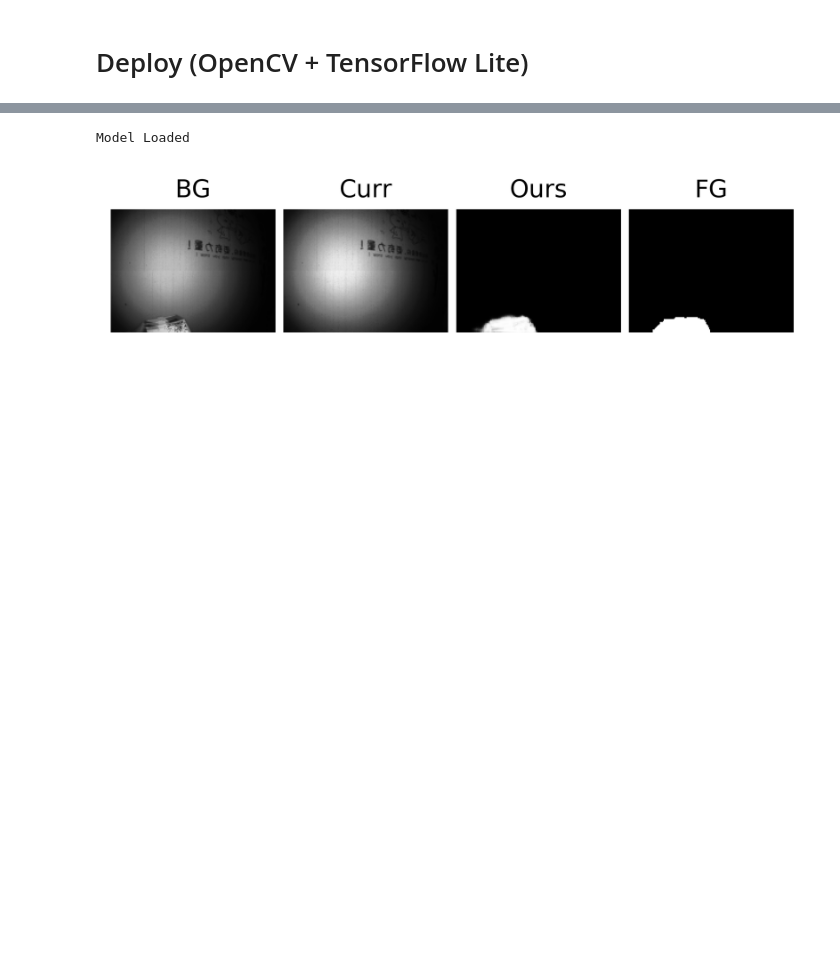
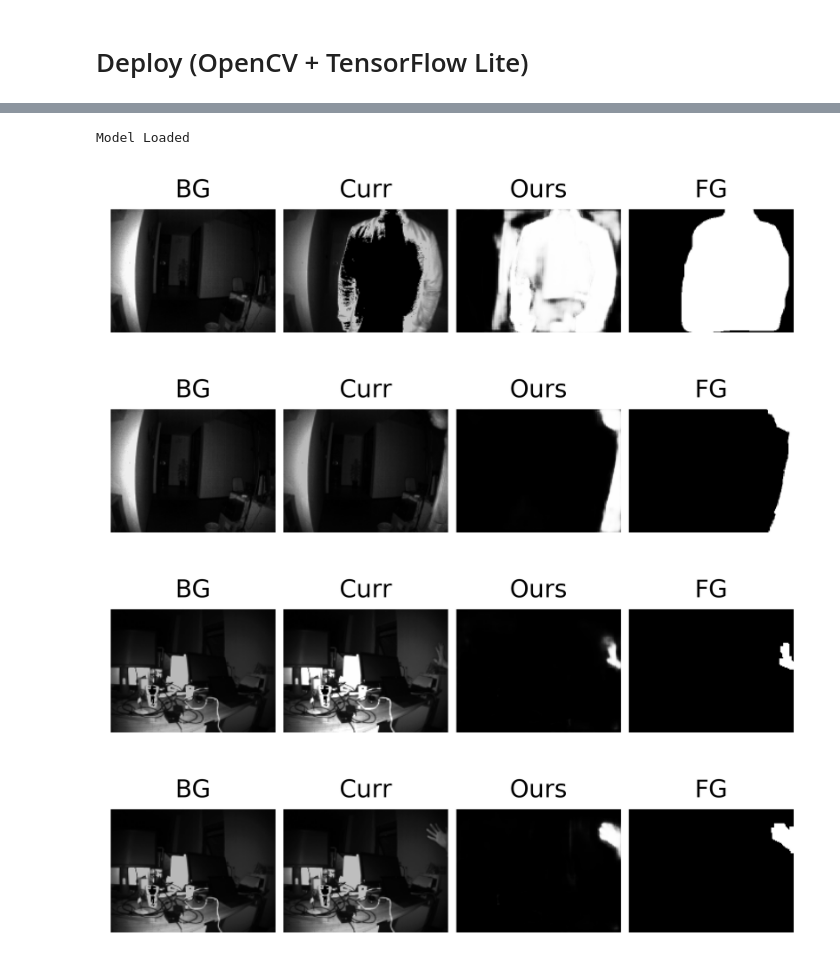
Before and after one commit to chendetong1993/ForegroundDetectionToF, a Jupyter notebook: ForegroundDetectionToF.ipynb, the cells around one changed output, grey strips where cells are left out. Saved outputs shown, nothing was run; the diff lists cells and outputs as text; code cells hidden in the pictures; blank space fills up the shorter version.

```diff
--- a/ForegroundDetectionToF.ipynb
+++ b/ForegroundDetectionToF.ipynb
@@ -553,10 +606,11 @@ ________________________________________________________________________________
 # %%
 training_callback=[lr_schedule, cp_schedule]
 
-training_history = model_compiled.fit(train_datasets_format,
+training_history = model_compiled.fit(train_ds_format,
+                                      initial_epoch = 30,
                                       epochs=TRAIN_EPOCH,
                                       verbose = 1, shuffle = 1,
-                                      validation_data=valid_datasets_format,
+                                      validation_data=valid_ds_format,
                                       callbacks=training_callback)
 # %%
 # Visualize Training Process
@@ -569,3 +623,7 @@ lines_visualization((epoch_idxs, epoch_idxs),
 del epoch_idxs
 # %% [output]
 [figure]
+# %%
+# Load best model
+
+model_compiled = load_model(model_compiled)
@@ -572,9 +632,9 @@ del epoch_idxs
 # %% [markdown]
 # Test
 # %%
-model_compiled.evaluate(test_datasets_format)
+model_compiled.evaluate(test_ds_format)
 
-for x, y_true in test_datasets_format:
+for x, y_true in iter_slice(test_ds_format, 4):
     x, y_true = x.numpy(), y_true.numpy()
     # x = aug_2d_guass(x).numpy()
     y_pred = model_compiled.predict(x)
@@ -586,9 +646,7 @@ for x, y_true in test_datasets_format:
     y_diff_30 = np.where(np.abs(x[:,:,:,0] - x[:,:,:,1]) >= 30 / 255, 1., 0.).astype(np.float32) # inter-frame differencing (thresold = 20)
     y_diff_50 = np.where(np.abs(x[:,:,:,0] - x[:,:,:,1]) >= 50 / 255, 1., 0.).astype(np.float32) # inter-frame differencing (thresold = 30)
 
-    for i in range(4):
-        # Background && Current && Inter-Frame y_diff && Ours && Foreground (Ground Truth)
-        imgs_visualization((x[i][:,:,0], x[i][:,:,1], y_diff_10[i], y_diff_30[i], y_diff_50[i], y_pred[i], y_true[i]),
-                          ["BG", "Curr", "IF(10)", "IF(30)", "IF(50)", "Ours", "FG"])
-    break
+
+    imgs_visualization((x[0,:,:,0], x[0,:,:,1], y_diff_10[0], y_diff_30[0], y_diff_50[0], y_pred[0], y_true[0]),
+                      ["BG", "Curr", "IF(10)", "IF(30)", "IF(50)", "Ours", "FG"])
 # %% [output]
@@ -712,11 +779,9 @@ class model_opencv():
 
 model_cv = model_opencv(MODEL_PD_PATH)
 
-for x, y_true in test_datasets_format:
+for x, y_true in iter_slice(test_ds_format, 2):
     x, y_true = x.numpy(), y_true.numpy()
     y_pred = model_cv.predict(x)
-    for i in range(1):
-        imgs_visualization((x[i][:,:,0], x[i][:,:,1], y_pred[i,:,:,0], y_true[i,:,:,0]), ["BG", "Curr", "Ours", "FG"])
-    break
+    imgs_visualization((x[0,:,:,0], x[0,:,:,1], y_pred[0,:,:,0], y_true[0,:,:,0]), ["BG", "Curr", "Ours", "FG"])
 # %% [output]
 Model Loaded
@@ -724,36 +790,38 @@ Model Loaded
 # %%
 #Test with Tensorflow Lite
 
 import numpy as np
 import tensorflow as tf
 
 class model_tflite():
     def __init__(self, model_path):
         # Load the TFLite model and allocate tensors.
         self.interpreter = tf.lite.Interpreter(model_path=model_path)
 
         # Get input and output tensors.
         self.input_details = self.interpreter.get_input_details()
         self.output_details = self.interpreter.get_output_details()
 
         input_shape = [BATCH_SIZE] + list(self.input_details[0]['shape'][1:])
         self.interpreter.resize_tensor_input(self.input_details[0]['index'], input_shape)
         self.interpreter.allocate_tensors()
         print("Model Loaded")
 
     def predict(self, inputs):
-        self.interpreter.set_tensor(self.input_details[0]['index'], inputs)
+        self.interpreter.set_tensor(self.input_details[0]['index'],
+                                   np.pad(inputs, ((0, BATCH_SIZE - inputs.shape[0]), (0, 0), (0, 0), (0, 0))))
         self.interpreter.invoke()
-        return self.interpreter.get_tensor(self.output_details[0]['index'])
+        return self.interpreter.get_tensor(self.output_details[0]['index'])[:inputs.shape[0]]
 
 model_tflite = model_tflite(MODEL_TFLITE_PATH)
 
-for x, y_true in test_datasets_format:
+for x, y_true in iter_slice(test_ds_format, 4):
     x, y_true = x.numpy(), y_true.numpy()
     y_pred = model_tflite.predict(x)
-    for i in range(1):
-        imgs_visualization((x[i][:,:,0], x[i][:,:,1], y_pred[i,:,:,0], y_true[i,:,:,0]), ["BG", "Curr", "Ours", "FG"])
-    break
+    imgs_visualization((x[0,:,:,0], x[0,:,:,1], y_pred[0,:,:,0], y_true[0,:,:,0]), ["BG", "Curr", "Ours", "FG"])
 # %% [output]
 Model Loaded
-[figure, old version]
+[figure, new version]
+[figure, added]
+[figure, added]
+[figure, added]
```
Also changed, not shown: parts of 21 cells of this notebook, 7 other files.
